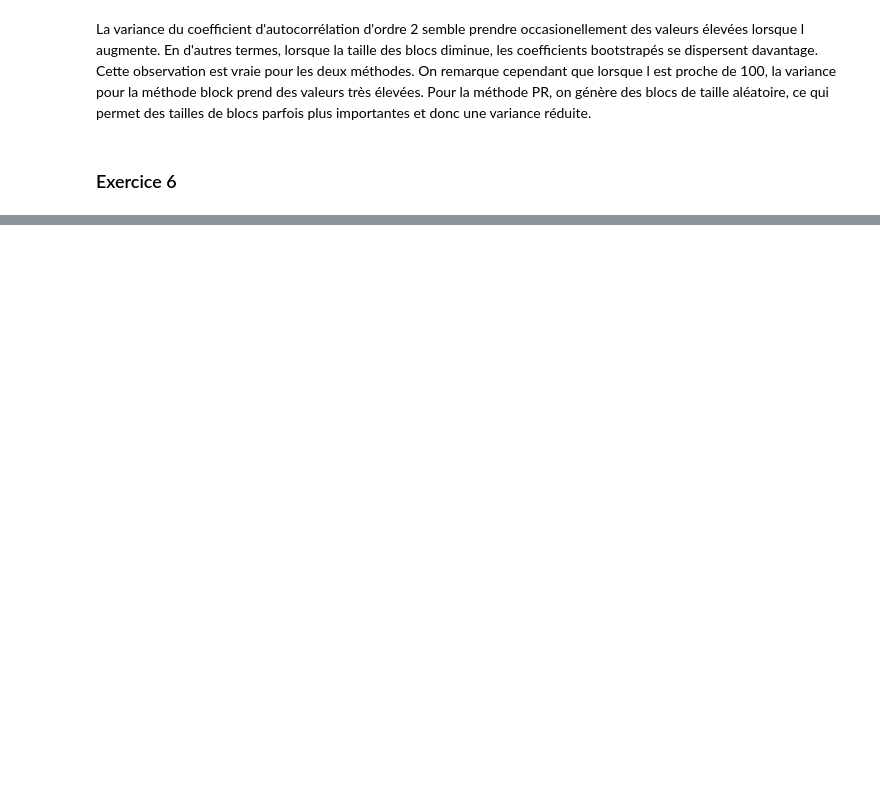
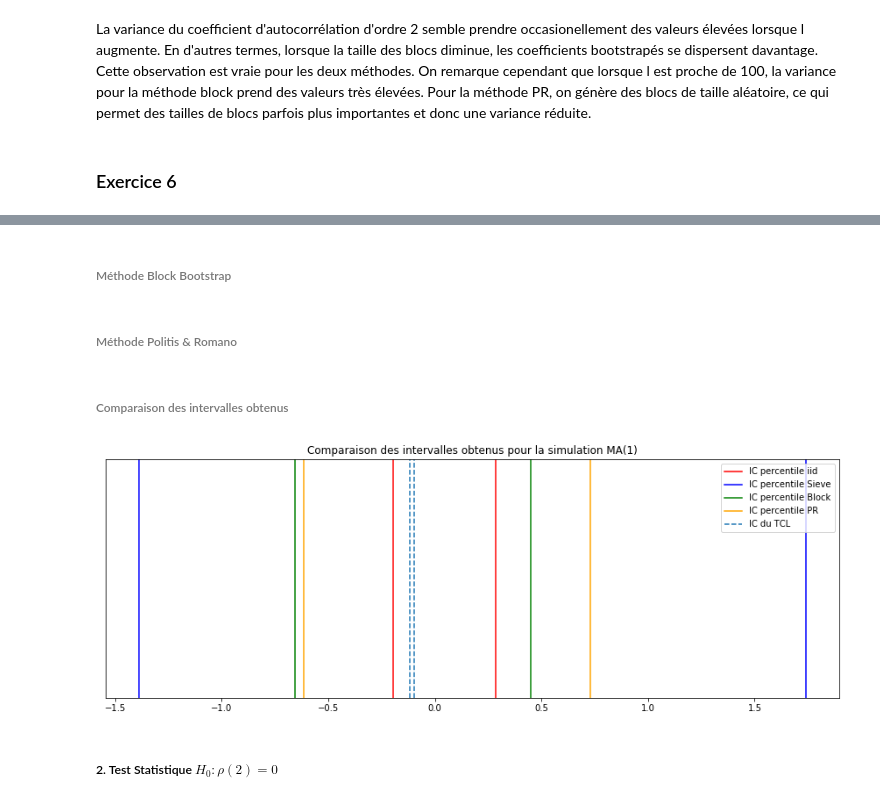
Before and after one commit to AntoineG92/Bootstrap-resampling-methods, a Jupyter notebook: TP3_Bootstrap.ipynb, the cells around one changed output, grey strips where cells are left out. Cells and saved outputs as stored; diff of their text form; code cells hidden in the pictures; blank space fills up the shorter version.

```diff
--- a/TP3_Bootstrap.ipynb
+++ b/TP3_Bootstrap.ipynb
@@ -315,0 +448,50 @@ plt.show()
+# %%
+coef_list_sieve_ma = []
+for b in range(B):
+    sample = listma_boots_sieve[b]
+    ma1_model = arima.ARMA(sample,order=(0,1))
+    p=ma1_model.k_ma
+    fitted_ma1=ma1_model.fit(maxlag=p)
+    coef_list_sieve_ma.append(fitted_ma1.fittedvalues[1])
+# %% [markdown]
+######  Méthode Block Bootstrap
+# %%
+coef_list_block_ma = []
+for b in range(B):
+    sample = listma_boots_block[b]
+    ma1_model = arima.ARMA(sample,order=(0,1))
+    p=ma1_model.k_ma
+    fitted_ma1=ma1_model.fit(maxlag=p)
+    coef_list_block_ma.append(fitted_ma1.fittedvalues[1])
+# %% [markdown]
+######  Méthode Politis & Romano
+# %%
+coef_list_PR_ma = []
+for b in range(B):
+    sample = listma_boots_PR[b]
+    ma1_model = arima.ARMA(sample,order=(0,1))
+    p=ma1_model.k_ma
+    fitted_ma1=ma1_model.fit(maxlag=p)
+    coef_list_PR_ma.append(fitted_ma1.fittedvalues[1])
+# %% [markdown]
+######  Comparaison des intervalles obtenus
+# %%
+plt.figure(figsize=(15,5))
+plt.title("Comparaison des intervalles obtenus pour la simulation MA(1)")
+plt.axvline(x=IC_perc(coef_list_iid_ma,B=100)[0] ,color="red",label="IC percentile iid")
+plt.axvline(x=IC_perc(coef_list_iid_ma,B=100)[1] ,color="red")
+plt.axvline(x=IC_perc(coef_list_sieve_ma,B=100)[0] ,color="blue",label="IC percentile Sieve")
+plt.axvline(x=IC_perc(coef_list_sieve_ma,B=100)[1] ,color="blue")
+plt.axvline(x=IC_perc(coef_list_block_ma,B=100)[0] ,color="green",label="IC percentile Block")
+plt.axvline(x=IC_perc(coef_list_block_ma,B=100)[1] ,color="green")
+plt.axvline(x=IC_perc(coef_list_PR_ma,B=100)[0] ,color="orange",label="IC percentile PR")
+plt.axvline(x=IC_perc(coef_list_PR_ma,B=100)[1] ,color="orange")
+plt.axvline(x=ICAN(ma1)[0], linestyle="--",label="IC du TCL")
+plt.axvline(x=ICAN(ma1)[1], linestyle="--")
+plt.yticks([])
+plt.legend()
+plt.show()
+# %% [output]
+[figure, added]
+# %% [markdown]
+#####  2. Test Statistique $ H_0 : \rho(2)=0$
```
Also changed, not shown: parts of 39 cells of this notebook, 1 other file.
